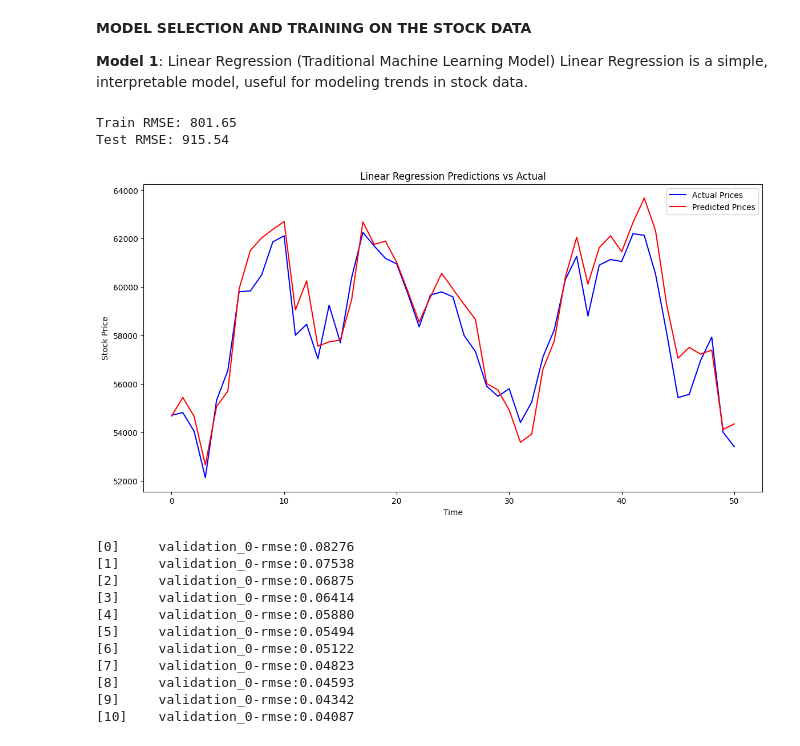
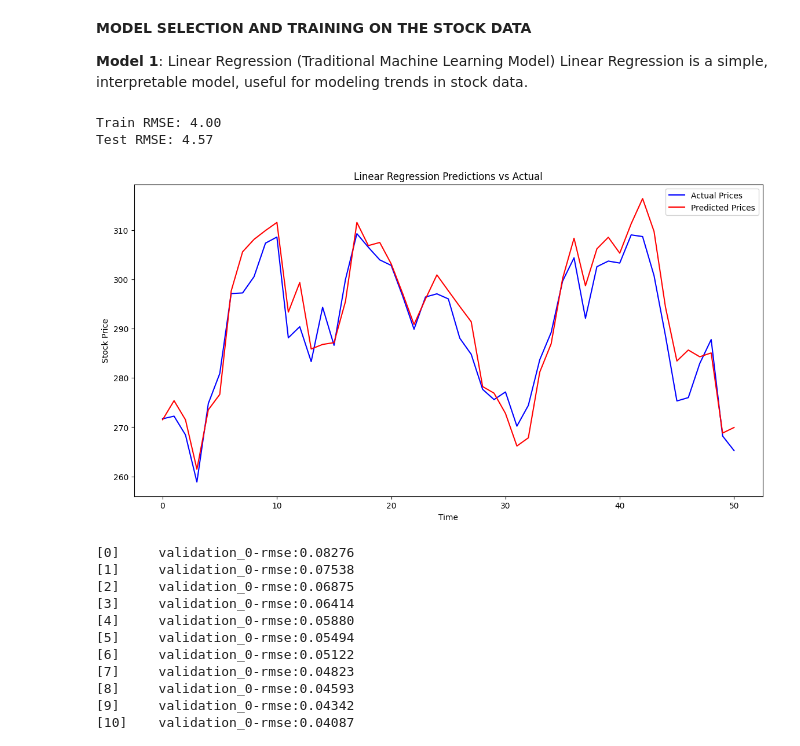
Before and after one commit to OnyedikachiOnwuachuke/Stock-Price-Prediction-Using-Sentiment-Analysis, a Jupyter notebook: PREDICTING_TESLA_STOCK_PRICE_USING_SENTIMENT_ANALYSIS.ipynb, the cells around one changed output. Drawn from its saved outputs; the diff is of its cells as text; code cells hidden in the pictures.

```diff
--- a/PREDICTING_TESLA_STOCK_PRICE_USING_SENTIMENT_ANALYSIS.ipynb
+++ b/PREDICTING_TESLA_STOCK_PRICE_USING_SENTIMENT_ANALYSIS.ipynb
@@ -601,6 +603,7 @@ def preprocess_stock_data(data, start_date, end_date):
     features_scaled = scaler_X.fit_transform(features)
 
     # Normalize target using MinMaxScaler
+    # Initialize MinMaxScaler for the target variable (y)
     scaler_y = MinMaxScaler()
     target_scaled = scaler_y.fit_transform(target.values.reshape(-1, 1))
 
@@ -608,7 +611,9 @@ def preprocess_stock_data(data, start_date, end_date):
     X_train, X_test, y_train, y_test = train_test_split(features_scaled, target_scaled, test_size=0.2, shuffle=False)
 
 
+
     return X_train, X_test, y_train, y_test, scaler_X, scaler_y
+X_train, X_test, y_train, y_test, scaler_X, scaler_y = preprocess_stock_data(stock_data, start_date='2021-09-30', end_date='2022-09-30')
 # %% [markdown]
 ****MODEL SELECTION AND TRAINING ON THE STOCK DATA****
 
@@ -617,38 +622,40 @@ Linear Regression is a simple, interpretable model, useful for modeling trends i
 # %%
 # Train a Linear Regression Model
 linear_model = LinearRegression()
 linear_model.fit(X_train, y_train)
 
 # Make predictions on the test set
 y_train_pred = linear_model.predict(X_train)
 y_test_pred = linear_model.predict(X_test)
 
 # Convert y_train and y_test to NumPy arrays before reshaping
-y_train_actual = scaler_y.inverse_transform(y_train.values.reshape(-1, 1))  # Using .values to get NumPy array
-y_test_actual = scaler_y.inverse_transform(y_test.values.reshape(-1, 1))    # Using .values to get NumPy array
+y_train_actual = scaler_y.inverse_transform(y_train.reshape(-1, 1))  # Reshaping to 2D for inverse_transform
+y_test_actual = scaler_y.inverse_transform(y_test.reshape(-1, 1))    # Reshaping to 2D for inverse_transform
+#y_train_actual = scaler_y.inverse_transform(y_train.values.reshape(-1, 1))  # Using .values to get NumPy array
+#y_test_actual = scaler_y.inverse_transform(y_test.values.reshape(-1, 1))    # Using .values to get NumPy array
 y_train_pred_actual = scaler_y.inverse_transform(y_train_pred.reshape(-1, 1))
 y_test_pred_actual = scaler_y.inverse_transform(y_test_pred.reshape(-1, 1))
 
 # Evaluate the model using RMSE
 train_rmse = np.sqrt(mean_squared_error(y_train_actual, y_train_pred_actual))
 test_rmse = np.sqrt(mean_squared_error(y_test_actual, y_test_pred_actual))
 
 print(f"Train RMSE: {train_rmse:.2f}")
 print(f"Test RMSE: {test_rmse:.2f}")
 
 # Visualizing predictions vs actual values for the test set
 plt.figure(figsize=(14, 7))
 plt.plot(y_test_actual, label='Actual Prices', color='blue')
 plt.plot(y_test_pred_actual, label='Predicted Prices', color='red')
 plt.title('Linear Regression Predictions vs Actual')
 plt.xlabel('Time')
 plt.ylabel('Stock Price')
 plt.legend()
 plt.show()
 # %% [output]
-Train RMSE: 801.65
-Test RMSE: 915.54
+Train RMSE: 4.00
+Test RMSE: 4.57
-[figure, old version]
+[figure, new version]
 # %%
 # Build and train XGB model
 def build_and_train_xgb_model(X_train, y_train, X_test, y_test):
```
Also changed, not shown: parts of 26 cells of this notebook.
